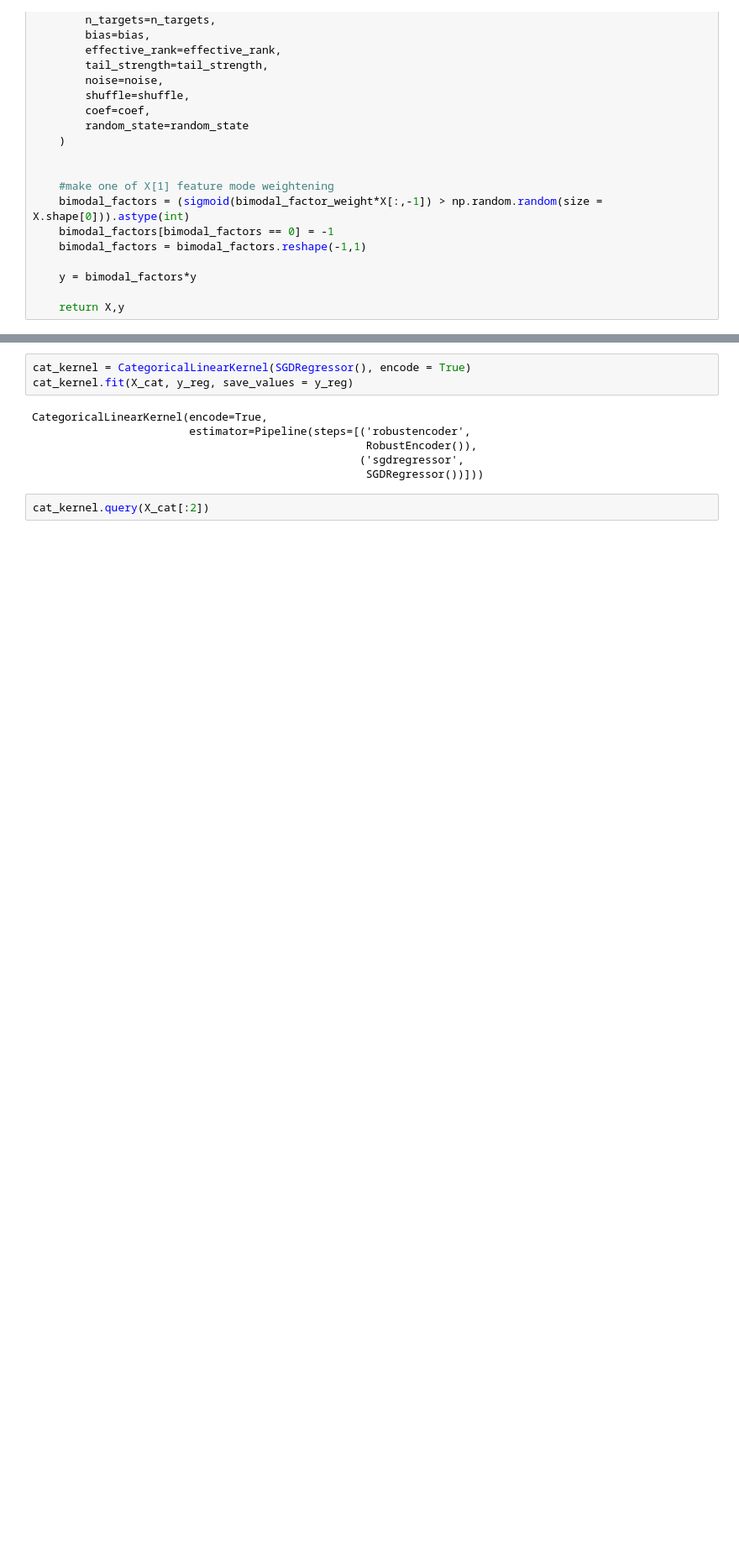
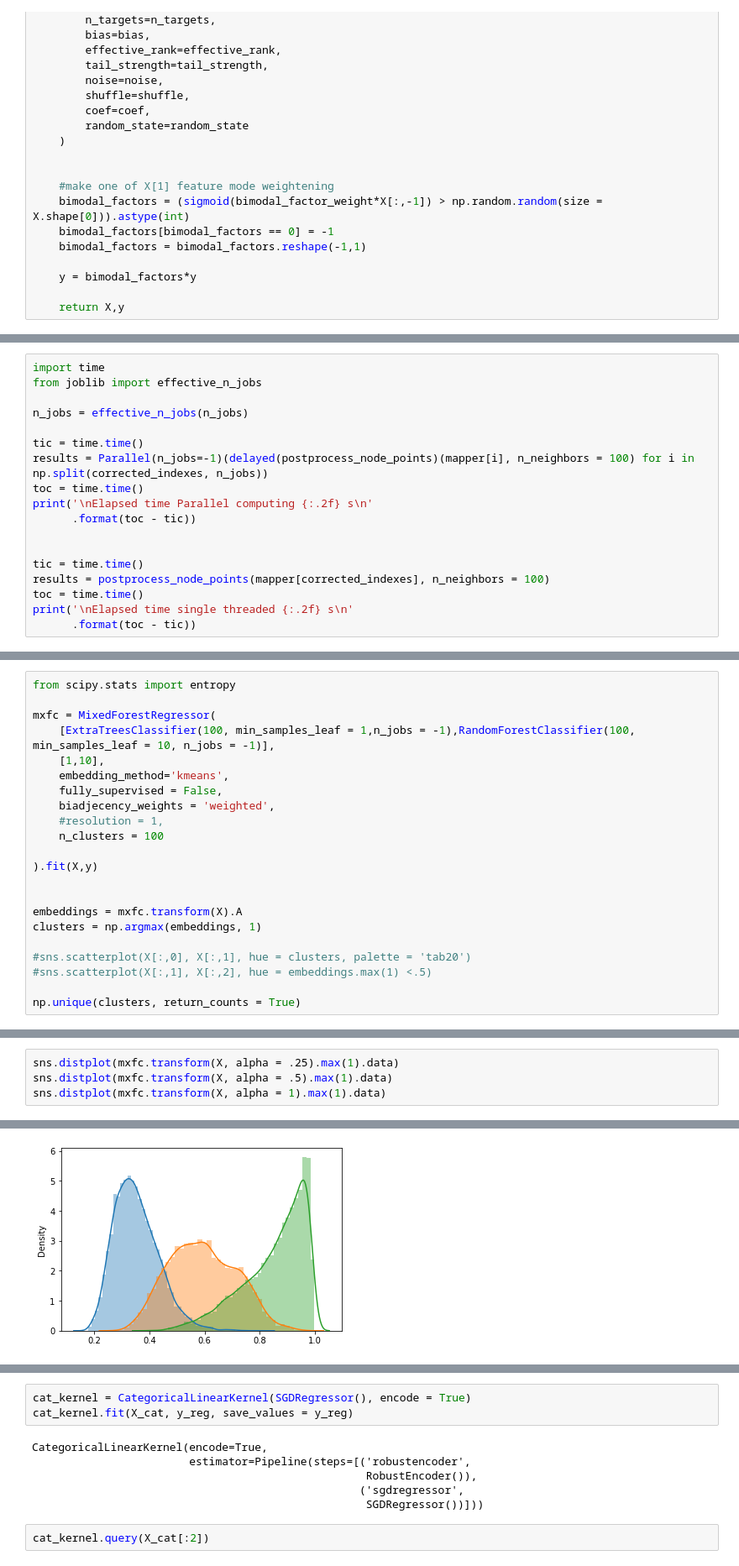
Before and after one commit to AlanGanem/heartwood, a Jupyter notebook: notebooks_dev/kernel.ipynb, the cells around one changed output, grey strips where cells are left out. Shown at 84% size. Saved outputs shown, nothing was run; the diff lists cells and outputs as text; blank space fills up the shorter version.

```diff
--- a/notebooks_dev/kernel.ipynb
+++ b/notebooks_dev/kernel.ipynb
@@ -173,0 +429,18 @@ class RobustEncoder(BaseEstimator, TransformerMixin):
+# %%
+import time
+from joblib import effective_n_jobs
+
+n_jobs = effective_n_jobs(n_jobs)
+
+tic = time.time()
+results = Parallel(n_jobs=-1)(delayed(postprocess_node_points)(mapper[i], n_neighbors = 100) for i in np.split(corrected_indexes, n_jobs))
+toc = time.time()
+print('\nElapsed time Parallel computing {:.2f} s\n'
+      .format(toc - tic))
+
+
+tic = time.time()
+results = postprocess_node_points(mapper[corrected_indexes], n_neighbors = 100)
+toc = time.time()
+print('\nElapsed time single threaded {:.2f} s\n'
+      .format(toc - tic))
@@ -173,0 +1045,22 @@ class RobustEncoder(BaseEstimator, TransformerMixin):
+# %%
+from scipy.stats import entropy
+
+mxfc = MixedForestRegressor(
+    [ExtraTreesClassifier(100, min_samples_leaf = 1,n_jobs = -1),RandomForestClassifier(100, min_samples_leaf = 10, n_jobs = -1)],
+    [1,10],
+    embedding_method='kmeans',
+    fully_supervised = False,
+    biadjecency_weights = 'weighted',
+    #resolution = 1,
+    n_clusters = 100
+
+).fit(X,y)
+
+
+embeddings = mxfc.transform(X).A
+clusters = np.argmax(embeddings, 1)
+
+#sns.scatterplot(X[:,0], X[:,1], hue = clusters, palette = 'tab20')
+#sns.scatterplot(X[:,1], X[:,2], hue = embeddings.max(1) <.5)
+
+np.unique(clusters, return_counts = True)
@@ -173,0 +1089,5 @@ class RobustEncoder(BaseEstimator, TransformerMixin):
+# %%
+sns.distplot(mxfc.transform(X, alpha = .25).max(1).data)
+sns.distplot(mxfc.transform(X, alpha = .5).max(1).data)
+sns.distplot(mxfc.transform(X, alpha = 1).max(1).data)
+# %% [output]
@@ -173,0 +1102 @@ class RobustEncoder(BaseEstimator, TransformerMixin):
+[figure, added]
```
Also changed, not shown: parts of 53 cells of this notebook, 8 other files.
